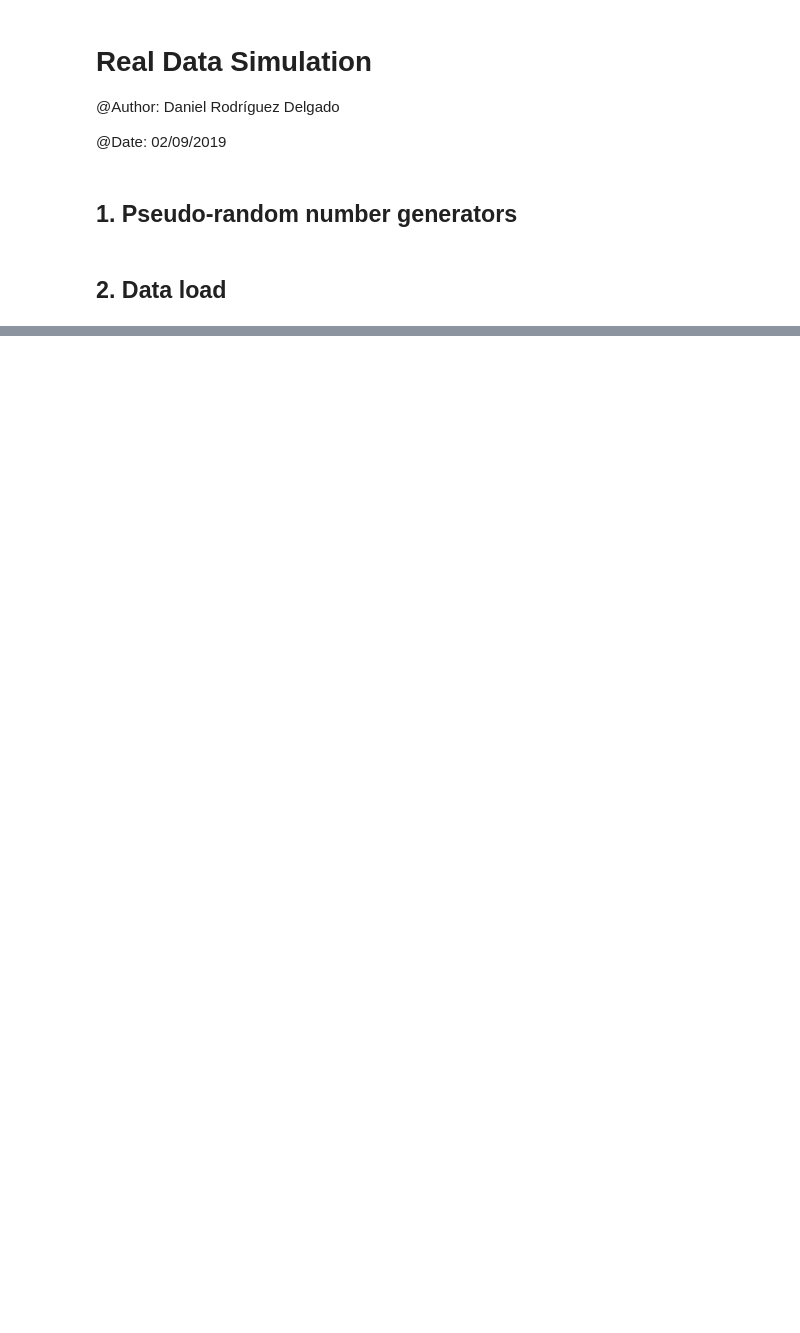
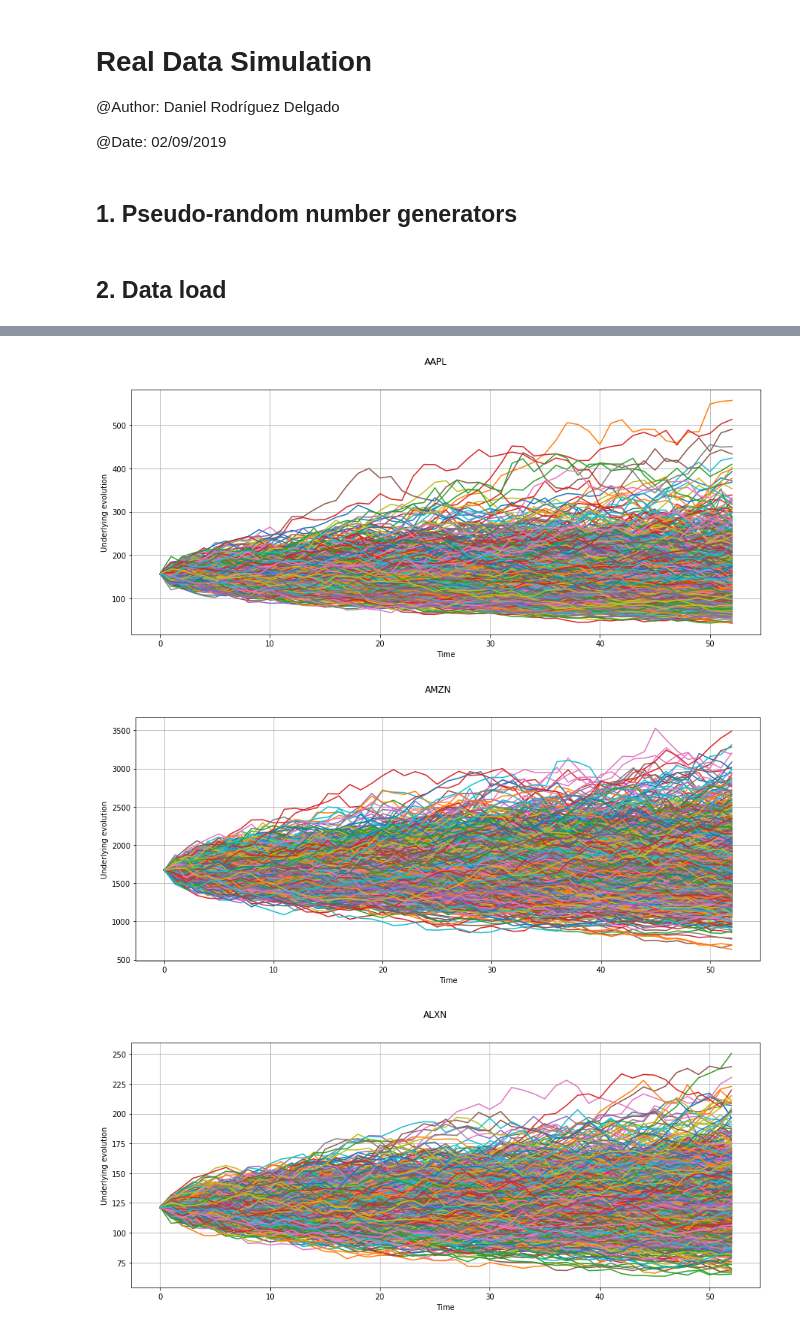
Before and after one commit to DanielRD92/MNFI, a Jupyter notebook: real_data_simulation.ipynb, the cells around one changed output, grey strips where cells are left out. Cells and saved outputs as stored; diff of their text form; code cells hidden in the pictures; blank space fills up the shorter version.

```diff
--- a/real_data_simulation.ipynb
+++ b/real_data_simulation.ipynb
@@ -142,0 +170,5 @@ KeyError: 'Time Series (Daily)'
+# %%
+sigDict={}
+for tick in tickers:
+    sigDict[tick]=np.std(companies[tick])*np.sqrt(100)/np.mean(companies[tick])
+sigDict
@@ -142,0 +186,5 @@ KeyError: 'Time Series (Daily)'
+# %%
+divsDict={}
+for tick in tickers:
+    divsDict[tick]=sum(dividends[tick])
+divsDict
@@ -142,0 +300,13 @@ KeyError: 'Time Series (Daily)'
+# %%
+for tick in tickers:
+    plt.figure(figsize=(15,6))
+    ejex=range(d)
+    plt.plot(np.matrix.transpose(simDict[tick]))
+    plt.grid()
+    plt.suptitle(tick)
+    plt.xlabel('Time')
+    plt.ylabel('Underlying evolution')
+# %% [output]
+[figure, added]
+[figure, added]
+[figure, added]
```
Also changed, not shown: parts of 16 cells of this notebook, 2 other files.
